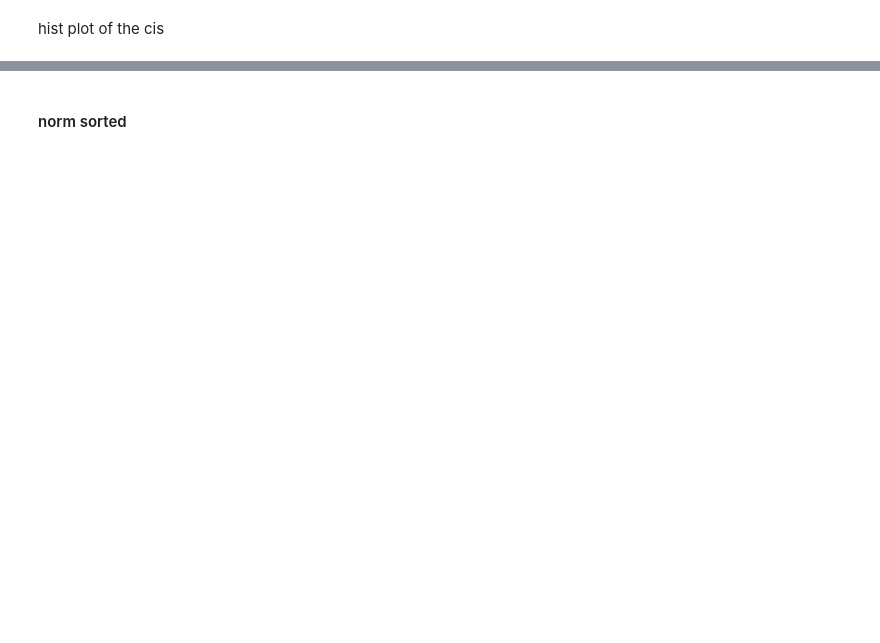
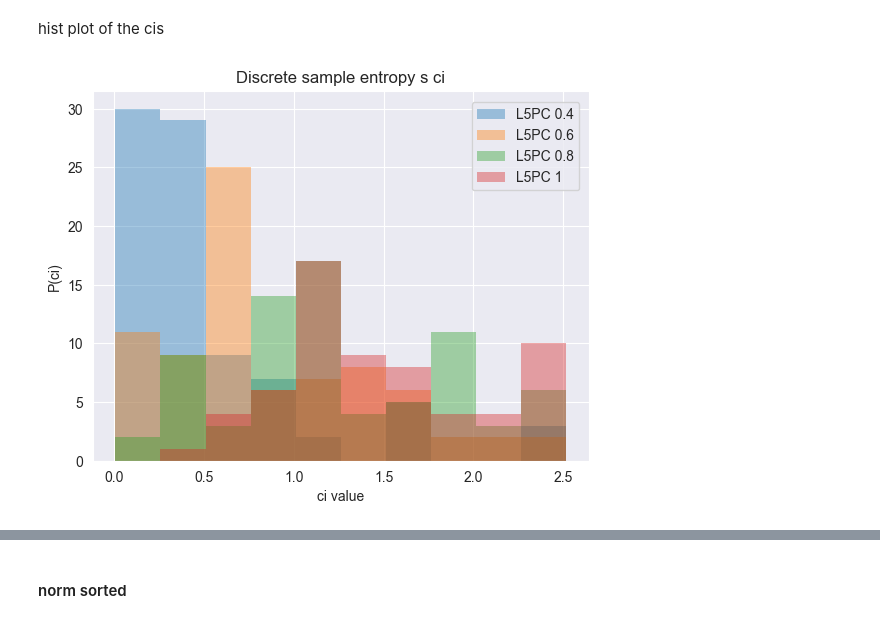
Before and after one commit to NitzanLux/neuron_mi, a Jupyter notebook: data_introduction.ipynb, the cells around one changed output, grey strips where cells are left out. Saved outputs shown, nothing was run; the diff lists cells and outputs as text; code cells hidden in the pictures; blank space fills up the shorter version.

```diff
--- a/data_introduction.ipynb
+++ b/data_introduction.ipynb
@@ -123,27 +103,31 @@ hist plot of the cis
 # %%
 for c in tqdm(df.columns):
     if not ('ENTROPY' in c and 'CI' in c):
         continue
     df = df.sort_values(['key'])
     datas = []
     ci_data = []
     for i in name_order:
-        # datas.append(np.vstack(df[df['model'] == i][c].tolist()))
         ci_data.append(np.vstack(df[df['model'] == i][c].tolist()))
     dist = []
-    bins = 200
+    bins = 10
     # all_data= np.vstack(datas)
     fig, ax = plt.subplots()
     for j, n in enumerate(name_order):
-        frequency, bins = np.histogram(ci_data[j], bins=bins)
-        frequency = frequency / np.sum(frequency)
+        if np.any(np.isnan(ci_data[j])):
+            print(n)
+        frequency, bins = np.histogram(ci_data[j][~np.isnan(ci_data[j])], bins=bins)
+        # print(frequency)
+        # frequency = frequency / np.sum(frequency)
         ax.stairs(frequency, bins, fill=True, label=n, alpha=0.4)
     fig.legend(loc=1, borderaxespad=3)
     ax.set_title(c.lower().replace('_', ' ').capitalize())
     ax.set_ylabel('P(ci)')
     ax.set_xlabel('ci value')
     save_large_plot(fig,f'dist_1d_{c}_{len(d)}.png',tags=d.data_tags)
     fig
+# %% [output]
+[figure, added]
 # %%
 name_order_dict= {n:i for i,n in enumerate(name_order)}
 df = df.sort_values(['model'],key = lambda x: [name_order_dict[i] for i in x])
```
Also changed, not shown: parts of 11 cells of this notebook, 2 other files.
